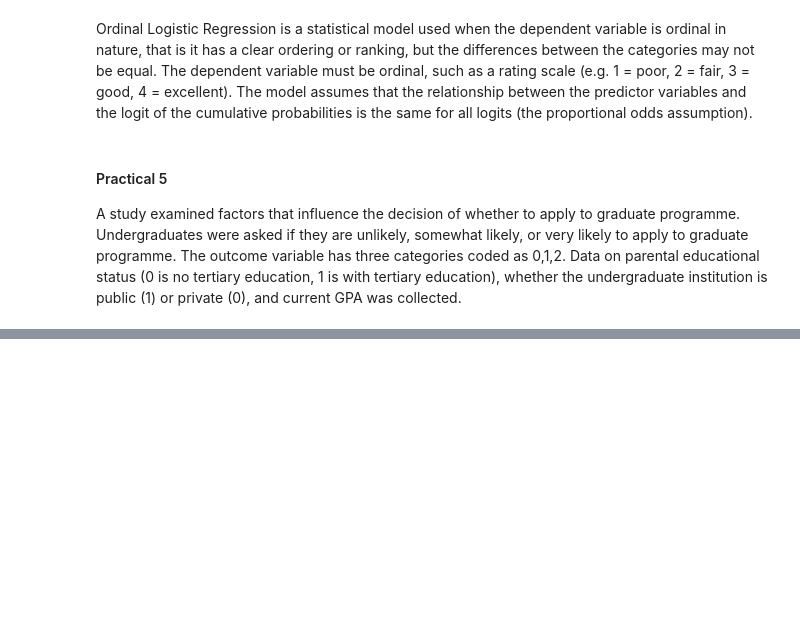
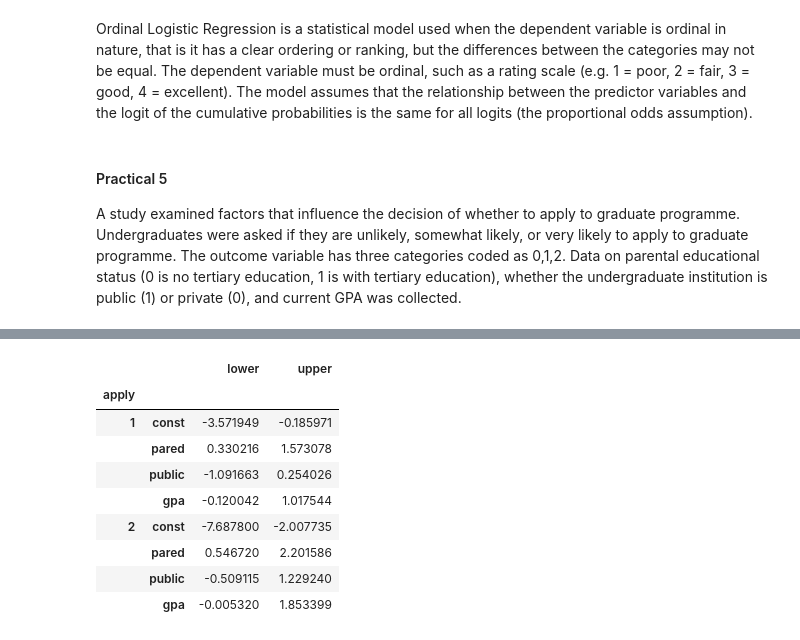
Before and after one commit to WH0102/7046_mphd, a Jupyter notebook: practical_5/practical5.ipynb, the cells around one changed output, grey strips where cells are left out. Saved outputs shown, nothing was run; the diff lists cells and outputs as text; code cells hidden in the pictures; blank space fills up the shorter version.

```diff
--- a/practical_5/practical5.ipynb
+++ b/practical_5/practical5.ipynb
@@ -63,3 +94,12 @@ openai.RateLimitError: Error code: 429 - {'error': {'message': 'You exceeded you
 # %%
-# Perform the descriptive statistics
-# Conduct hypothesis testing
+# Generate independent variation list and formula
+independent_variable_list = mphd.regression.iterate_independent_variables(independent_variables = grad.columns[0:3],
+                                                                          dependent_variables = grad.columns[3])
+independent_variable_columns_variation = independent_variable_list[0]
+
+# run ordinal logistic regression with multiple predictors ('pared', 'public', 'gpa')
+model_list = [mphd.regression.multinominal_logistic_regression(grad, x = independent_variable, y = grad.columns[3])
+              for independent_variable in independent_variable_columns_variation]
+
+# Generate summary for all independent that fitted into the model
+print(model_list[-1].summary())
@@ -66,2 +124,14 @@ openai.RateLimitError: Error code: 429 - {'error': {'message': 'You exceeded you
 # %%
 # Generate odds ratio (95%CI)
+model_list[-1].conf_int()
+# %% [output]
+|  |  | lower | upper |
+| apply |  |  |  |
+| 1 | const | -3.571949 | -0.185971 |
+|  | pared | 0.330216 | 1.573078 |
+|  | public | -1.091663 | 0.254026 |
+|  | gpa | -0.120042 | 1.017544 |
+| 2 | const | -7.687800 | -2.007735 |
+|  | pared | 0.546720 | 2.201586 |
+|  | public | -0.509115 | 1.229240 |
+|  | gpa | -0.005320 | 1.853399 |
```
Also changed, not shown: parts of 9 cells of this notebook, 13 other files.
